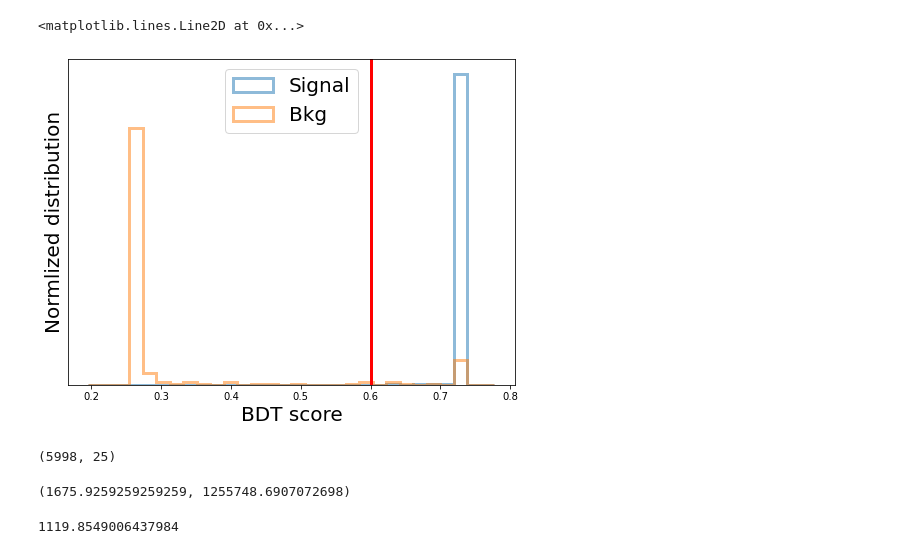
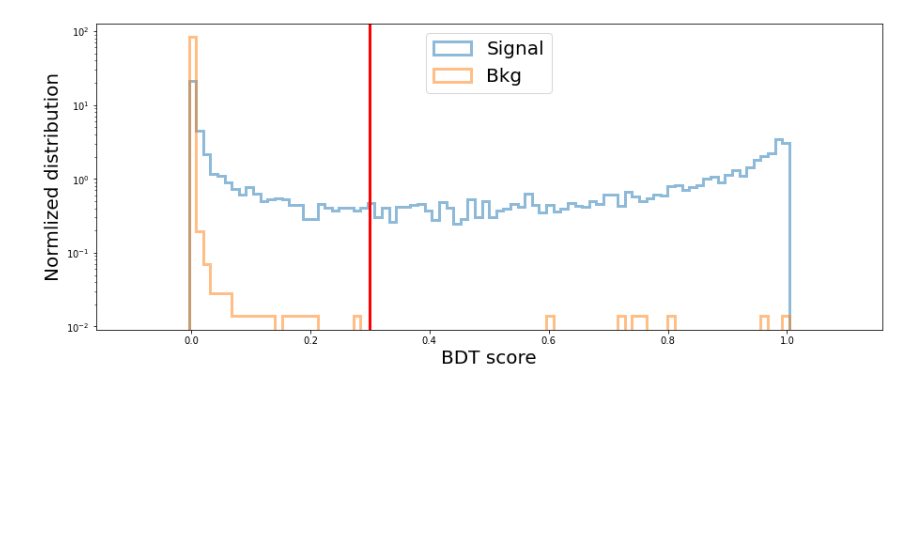
Before and after one commit to arock1/HNL_MuonCollider, a Jupyter notebook: python/BDT.ipynb, the cells around one changed output. Saved outputs shown, nothing was run; the diff lists cells and outputs as text; code cells hidden in the pictures; blank space fills up the shorter version.

```diff
--- a/python/BDT.ipynb
+++ b/python/BDT.ipynb
@@ -29,8 +67,9 @@ def load_train_test(modes_dt, size=0.5):
     for i, (k, v) in enumerate(modes_dt.items()):
         file = uproot.open(v['mode'])
         df_i = pd.DataFrame(np.array(file['t']['features'].array()))
-        df_i['target'] = i    # add the target label
+        df_i['target'] = k    # add the target label
         df_i['weight'] = v['yields']/len(df_i)
+#         print(k, v)
         num_lt.append(len(df_i))
 
         # shuffle the index for training and testing sets
@@ -102,59 +167,62 @@ xgbc1.fit(X_train, y_train, sample_weight=df_train.weight.values);
 # xgbc1.fit(X_train, y_train);
 # %%
 # transform the BDT output to score
-def soft(prob, target):
-    return np.exp(prob[:, target])/(np.exp(prob).sum(axis=1))
+# def soft(prob, target):
+#     return np.exp(prob[:, target])/(np.exp(prob).sum(axis=1))
 
 # scores for training
 df_bdt_train_s = df_train[['target', 'weight']]
-df_bdt_train_s.loc[:, 'pred1'] = soft(xgbc1.predict_proba(X_train), 1)
+df_bdt_train_s.loc[:, 'pred1'] = xgbc1.predict_proba(X_train)[:, 1]
 
 # score for testing
 df_bdt_test_s = df_test[['target', 'weight']]
-df_bdt_test_s.loc[:, 'pred1'] = soft(xgbc1.predict_proba(X_test), 1)
+df_bdt_test_s.loc[:, 'pred1'] = xgbc1.predict_proba(X_test)[:, 1]
+
+
+# # scores for training
+# df_bdt_train_s = df_train[['target', 'weight']]
+# df_bdt_train_s.loc[:, 'pred1'] = xgbc1.predict_proba(X_train)[:, 1]
+
+# # score for testing
+# df_bdt_test_s = df_test[['target', 'weight']]
+# df_bdt_test_s.loc[:, 'pred1'] = xgbc1.predict_proba(X_test)[:, 1]
 # %%
-f = plt.figure(figsize=(8,6))
+# BDT score distribution
+
+# f = plt.figure(figsize=(8,6))
+f = plt.figure(figsize=(15,6))
 ax1 = plt.subplot(111)
+
 df_plot = df_bdt_test_s
+# df_plot = df_bdt_train_s
+
 pred0_max = df_plot[(df_plot.target==1)]['pred1'].max()
 pred0_min = df_plot[(df_plot.target==1)]['pred1'].min()
 pred0_diff = pred0_max - pred0_min
 range_=[pred0_min - 0.1*pred0_max, pred0_max + 0.1*pred0_diff]
 
+bins_=100
 
-ax1.hist(df_plot[(df_plot.target==1)]['pred1'], weights=df_plot[df_plot.target==1]['weight'], bins=30, range=range_, density=True, histtype='step', lw=3, label=r'Signal', alpha=0.5);
-ax1.hist(df_plot[(df_plot.target==0)]['pred1'], weights=df_plot[df_plot.target==0]['weight'], bins=30, range=range_, density=True, histtype='step', lw=3, label=r'Bkg', alpha=0.5);
-
-# ax1.set_yscale('log')
+ax1.hist(df_plot[(df_plot.target==1)]['pred1'], weights=df_plot[df_plot.target==1]['weight'], bins=bins_, range=range_, density=True, histtype='step', lw=3, label=r'Signal', alpha=0.5);
+ax1.hist(df_plot[(df_plot.target==0)]['pred1'], weights=df_plot[df_plot.target==0]['weight'], bins=bins_, range=range_, density=True, histtype='step', lw=3, label=r'Bkg', alpha=0.5);
 
 ax1.set_ylabel('Normlized distribution', fontsize=20)
 ax1.set_xlabel(r'BDT score', fontsize=20)
 ax1.set_yticks([])
 ax1.legend(loc=9, fontsize=20)
 
+ax1.set_yscale('log')
 
-threshold = 0.6
+# threshold = 0.4
+threshold = 0.3
+# threshold = 0.275
+
 ax1.axvline(threshold, color='red', lw=3)
+
+
+# =================================================================================
+# Apply BDT score cut
+df_bdt_cut = df_bdt_test_s[(df_bdt_test_s['pred1'] >= threshold)]
+# =================================================================================
 # %% [output]
-<matplotlib.lines.Line2D at 0x...>
-[figure, old version]
+[figure, new version]
-# %%
-len(df_bdt_test_s[(df_bdt_test_s['pred1'] >= threshold) & (df_bdt_test_s['target'] == 1)]),\
-len(df_bdt_test_s[(df_bdt_test_s['pred1'] >= threshold) & (df_bdt_test_s['target'] == 0)])
-# %% [output]
-(5998, 25)
-# %%
-
-V2_after = 1
-
-b, s = \
-df_bdt_test_s[(df_bdt_test_s['pred1'] >= threshold) & (df_bdt_test_s['target'] == 0)]['weight'].sum() / tr_te_size, \
-df_bdt_test_s[(df_bdt_test_s['pred1'] >= threshold) & (df_bdt_test_s['target'] == 1)]['weight'].sum() / tr_te_size * V2_after
-
-b, s
-# %% [output]
-(1675.9259259259259, 1255748.6907072698)
-# %%
-s / (s + b)**0.5
-# %% [output]
-1119.8549006437984
```
Also changed, not shown: parts of 24 cells of this notebook, 12 other files.
